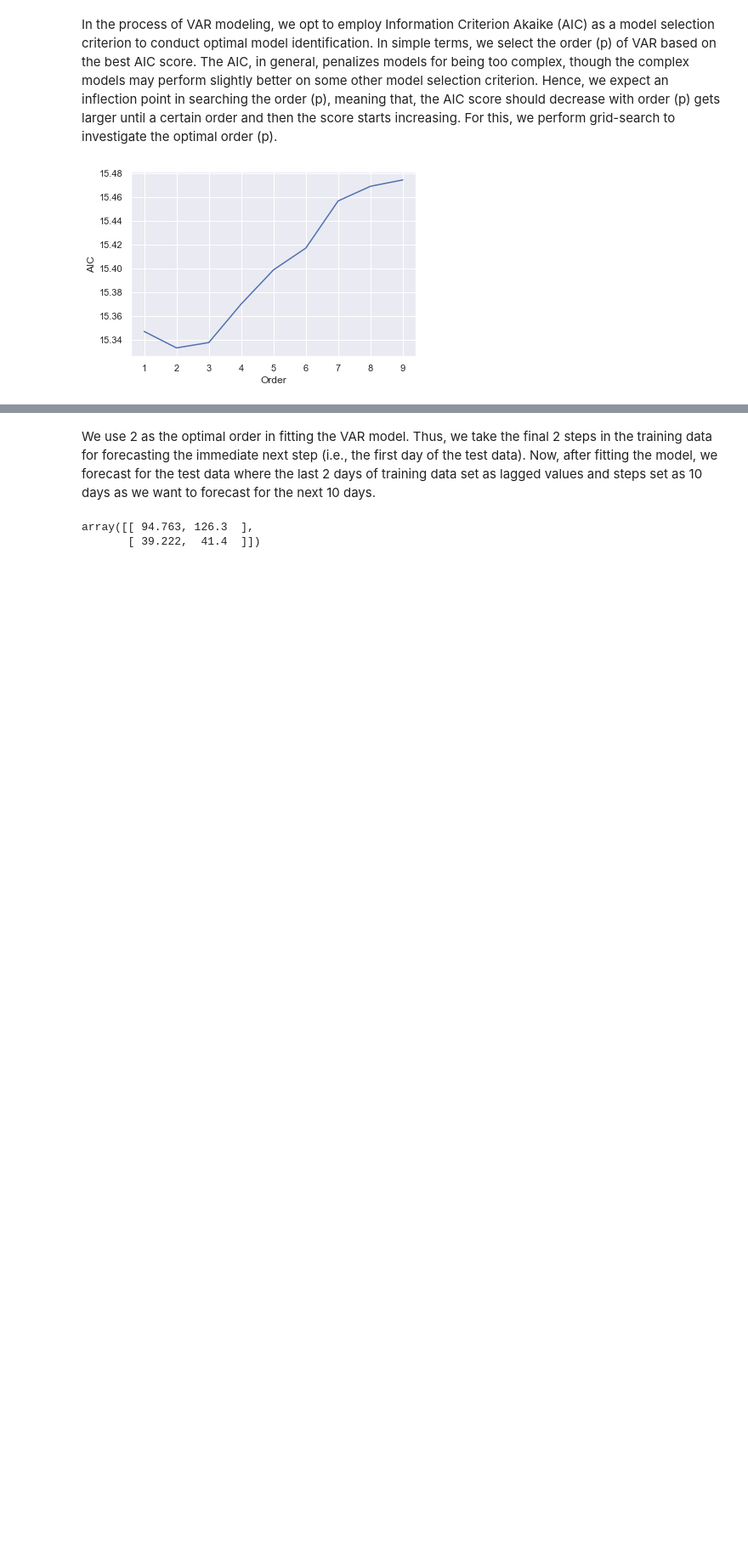
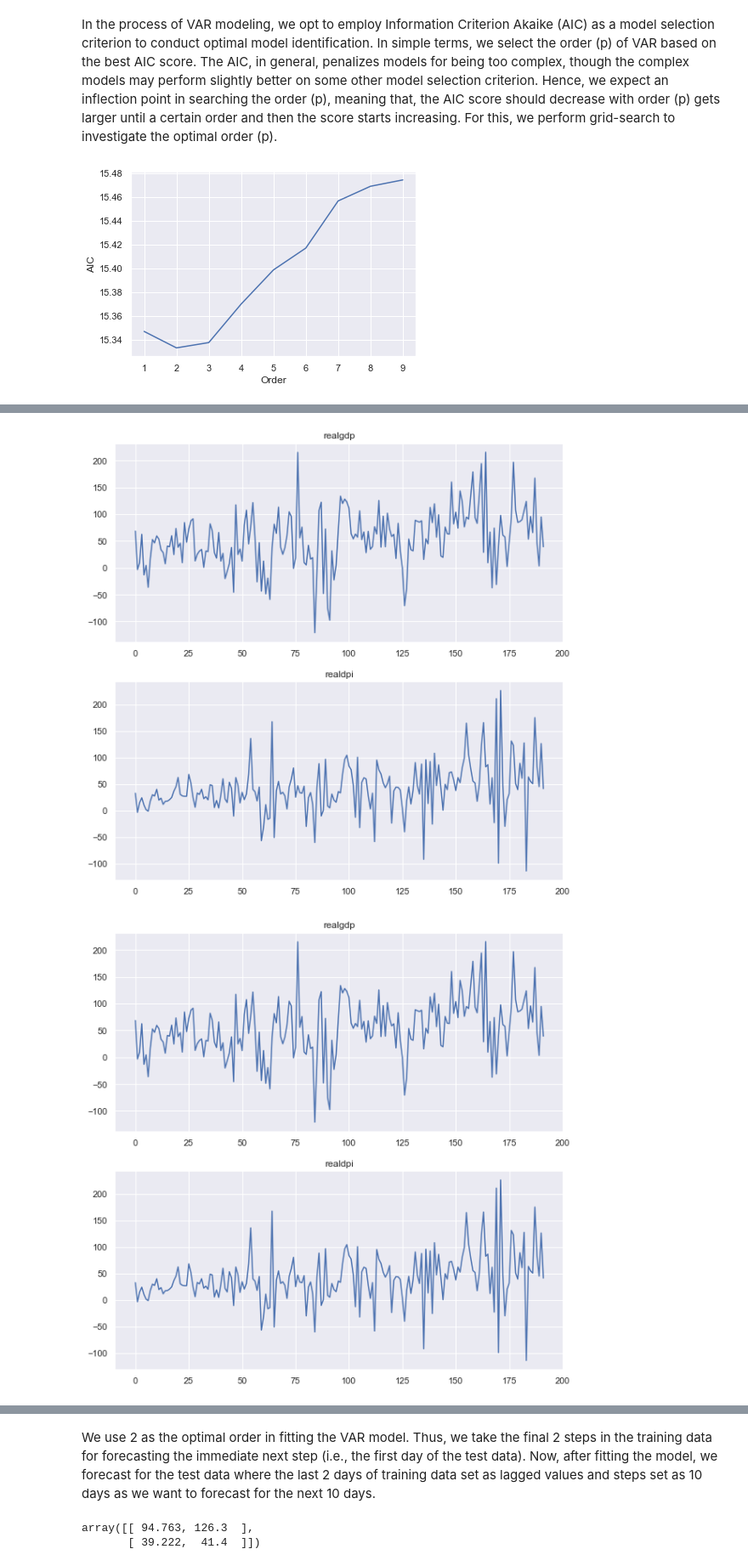
Before and after one commit to xxl4tomxu98/econometrics-gdp-dpi-VAR, a Jupyter notebook: real-world-VAR.ipynb, the cells around one changed output, grey strips where cells are left out. Shown: that part at 85% size. Drawn from its saved outputs; the diff is of its cells as text; code cells hidden in the pictures; blank space fills up the shorter version.

Commit message:
add statistical plots

```diff
--- a/real-world-VAR.ipynb
+++ b/real-world-VAR.ipynb
@@ -86,3 +87,9 @@ plt.ylabel("AIC")
 plt.show()
 # %% [output]
 [figure]
+# %%
+# auto selection of best lag can be different than from visual judgement
+forecasting_model.select_order(10)
+results_auto = forecasting_model.fit(maxlags = 10, ic = "aic")
+lag_order = results_auto.k_ar
+lag_order
@@ -107,3 +116,8 @@ Correlation matrix of residuals
             realgdp   realdpi
 realgdp    1.000000  0.386669
 realdpi    0.386669  1.000000
+# %%
+results.plot()
+# %% [output]
+[figure, added]
+[figure, added]
```
Also changed, not shown: parts of 12 cells of this notebook.
